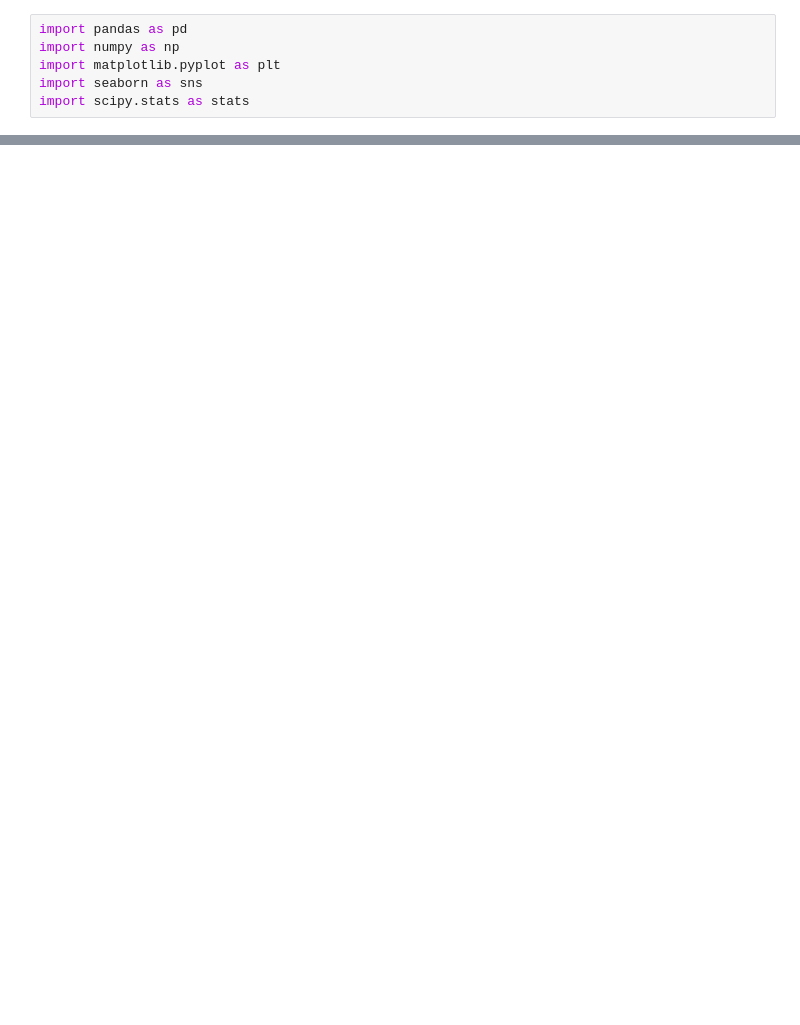
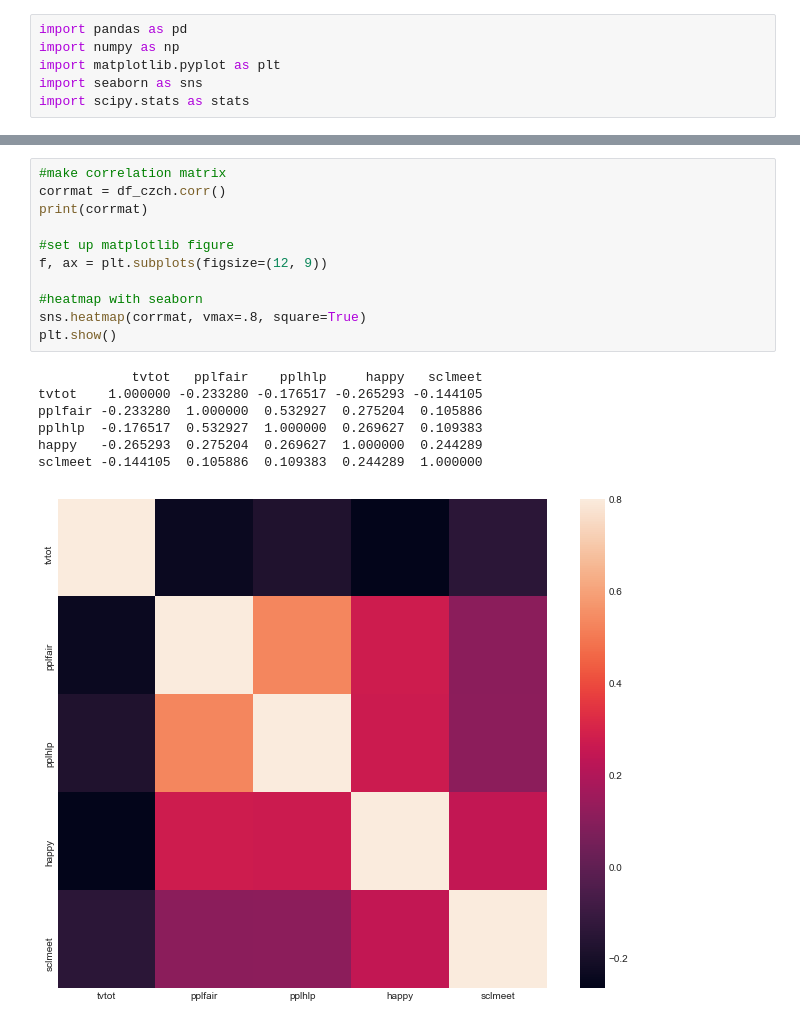
Before and after one commit to brianmcguckin/thinkful_unit_02_supervised_learning, a Jupyter notebook: 02_01_04_exploring_the_data.ipynb, the cells around one changed output, grey strips where cells are left out. Drawn from its saved outputs; the diff is of its cells as text; blank space fills up the shorter version.

```diff
--- a/02_01_04_exploring_the_data.ipynb
+++ b/02_01_04_exploring_the_data.ipynb
@@ -47,0 +50,19 @@ No handles with labels found to put in legend.
+# %%
+#make correlation matrix
+corrmat = df_czch.corr()
+print(corrmat)
+
+#set up matplotlib figure
+f, ax = plt.subplots(figsize=(12, 9))
+
+#heatmap with seaborn
+sns.heatmap(corrmat, vmax=.8, square=True)
+plt.show()
+# %% [output]
+            tvtot   pplfair    pplhlp     happy   sclmeet
+tvtot    1.000000 -0.233280 -0.176517 -0.265293 -0.144105
+pplfair -0.233280  1.000000  0.532927  0.275204  0.105886
+pplhlp  -0.176517  0.532927  1.000000  0.269627  0.109383
+happy   -0.265293  0.275204  0.269627  1.000000  0.244289
+sclmeet -0.144105  0.105886  0.109383  0.244289  1.000000
+[figure, added]
```
Also changed, not shown: parts of 6 cells of this notebook.
